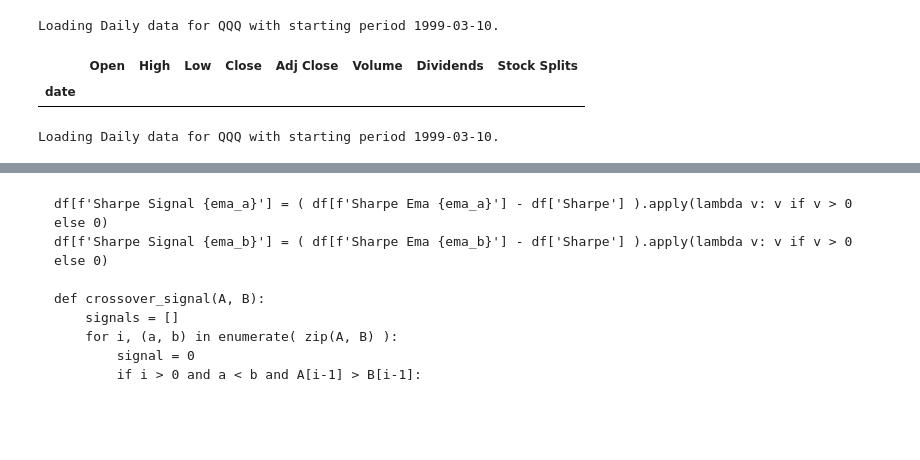
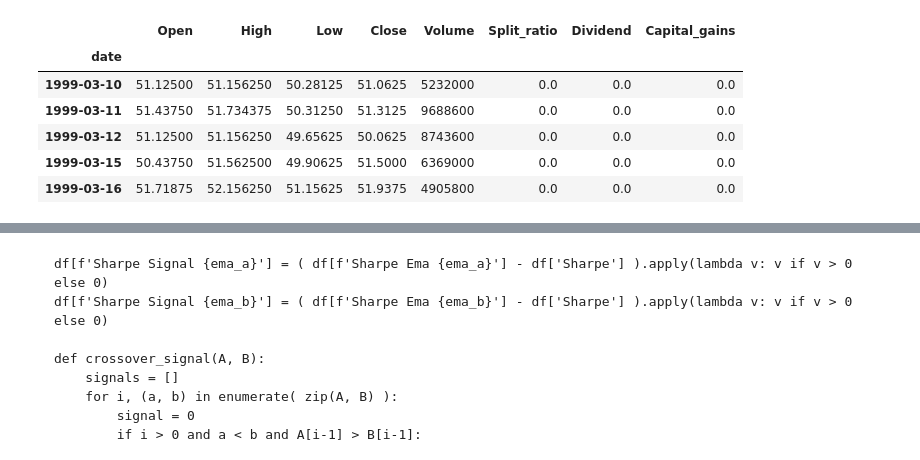
Before and after one commit to victortangggg/trading, a Jupyter notebook: research/TQQQ.ipynb, the cells around one changed output, grey strips where cells are left out. Drawn from its saved outputs; the diff is of its cells as text; code cells hidden in the pictures; blank space fills up the shorter version.

```diff
--- a/research/TQQQ.ipynb
+++ b/research/TQQQ.ipynb
@@ -11,16 +20,26 @@ pd.set_option('display.max_columns', None)
+# %%
+def add_to_date(date_str, delta=None):
+    # {'days: 365}
+    delta = delta or {'days': 365}
+    date_obj = datetime.strptime(date_str, '%Y-%m-%d')
+    new_date = date_obj + timedelta(**delta)
+    new_date_str = new_date.strftime('%Y-%m-%d')
+    return new_date_str
+
+def capitalize_df_cols(df):
+    mapper = { col: col.capitalize()  for col in df.columns }
+    df.rename( mapper, axis=1, inplace=True)
 # %%
 start_date = '1999-01-01'
 end_date = '2001-01-01'
-price_qqq = openbb.stocks.load('QQQ', start_date=start_date, end_date=end_date)
-t10y = openbb.economy.treasury(maturity=['10y'], start_date=start_date, end_date=end_date)
-t1y = openbb.economy.treasury(maturity=['1y'], start_date=start_date, end_date=end_date)
-price_qqq[ price_qqq['Close'] != price_qqq['Adj Close']]
+price_qqq = obb.equity.price.historical('QQQ', start_date=start_date, end_date=end_date, provider='yfinance').to_dataframe()
+capitalize_df_cols(price_qqq)
+price_qqq.head()
 # %% [output]
-Loading Daily data for QQQ with starting period 1999-03-10.
-|  | Open | High | Low | Close | Adj Close | Volume | Dividends | Stock Splits |
+|  | Open | High | Low | Close | Volume | Split_ratio | Dividend | Capital_gains |
 | date |  |  |  |  |  |  |  |  |
+| 1999-03-10 | 51.12500 | 51.156250 | 50.28125 | 51.0625 | 5232000 | 0.0 | 0.0 | 0.0 |
+| 1999-03-11 | 51.43750 | 51.734375 | 50.31250 | 51.3125 | 9688600 | 0.0 | 0.0 | 0.0 |
+| 1999-03-12 | 51.12500 | 51.156250 | 49.65625 | 50.0625 | 8743600 | 0.0 | 0.0 | 0.0 |
+| 1999-03-15 | 50.43750 | 51.562500 | 49.90625 | 51.5000 | 6369000 | 0.0 | 0.0 | 0.0 |
+| 1999-03-16 | 51.71875 | 52.156250 | 51.15625 | 51.9375 | 4905800 | 0.0 | 0.0 | 0.0 |
-# %%
-openbb.stocks.candle('QQQ', start_date=start_date, end_date=end_date)
-openbb.economy.treasury_chart(maturities=['1y'], start_date=start_date, end_date=end_date)
-# %% [output]
-Loading Daily data for QQQ with starting period 1999-03-10.
```
Also changed, not shown: parts of 17 cells of this notebook, 12 other files.
